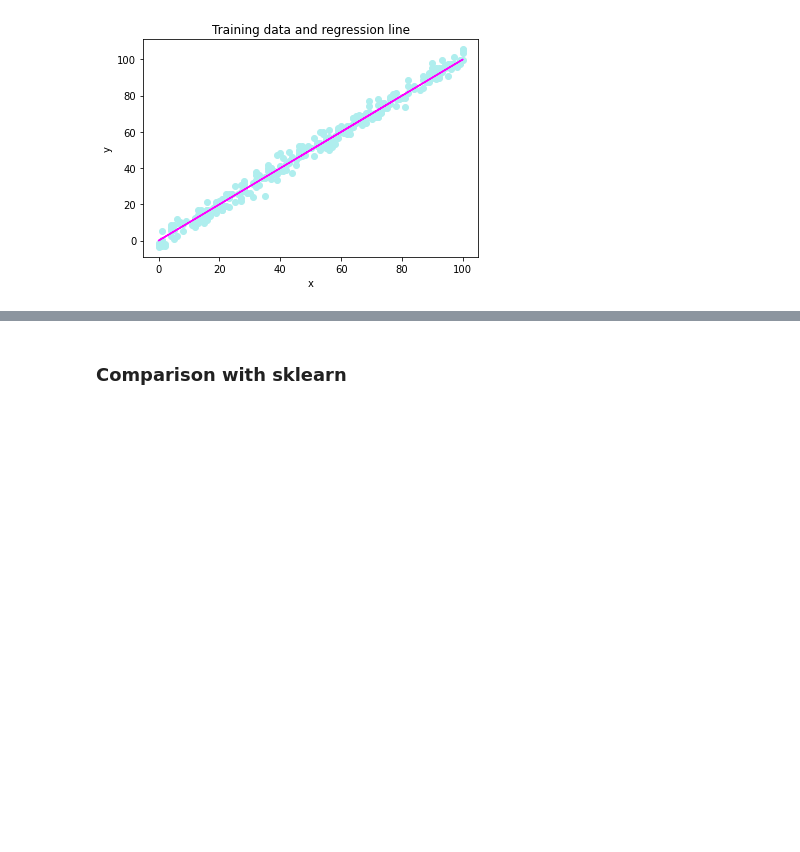
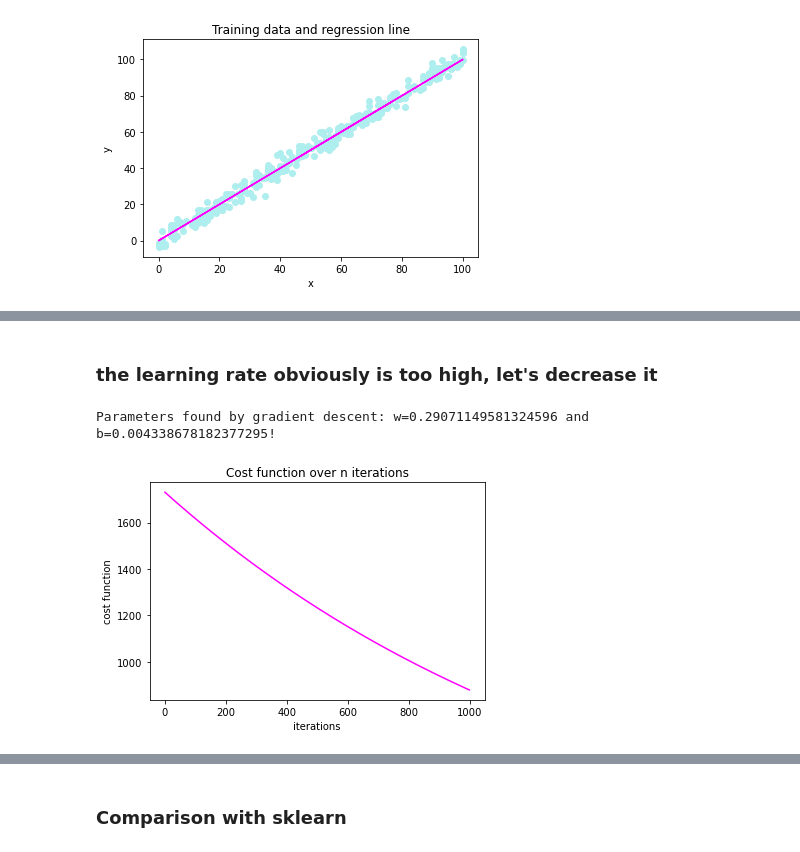
Before and after one commit to reascr/Practice, a Jupyter notebook: LinearRegression/Simple Linear Regression.ipynb, the cells around one changed output, grey strips where cells are left out. Cells and saved outputs as stored; diff of their text form; code cells hidden in the pictures; blank space fills up the shorter version.

```diff
--- a/LinearRegression/Simple Linear Regression.ipynb
+++ b/LinearRegression/Simple Linear Regression.ipynb
@@ -148,0 +177,14 @@ def gradient_descent(w,b,x_train,y_train,alpha,n_iter, cost_function, compute_gr
+# %% [markdown]
+### the learning rate obviously is too high, let's decrease it
+# %%
+w_final, b_final, costs, iterations = gradient_descent(0,0,x_train,y_train, 0.0000001, 1000, cost_function,compute_derivatives)
+print(f"Parameters found by gradient descent: w={w_final} and b={b_final}!")
+
+plt.plot(iterations, costs, c='fuchsia')
+plt.title("Cost function over n iterations")
+plt.ylabel('cost function')
+plt.xlabel('iterations')
+plt.show()
+# %% [output]
+Parameters found by gradient descent: w=0.29071149581324596 and b=0.004338678182377295!
+[figure, added]
```
Also changed, not shown: parts of 9 cells of this notebook.
